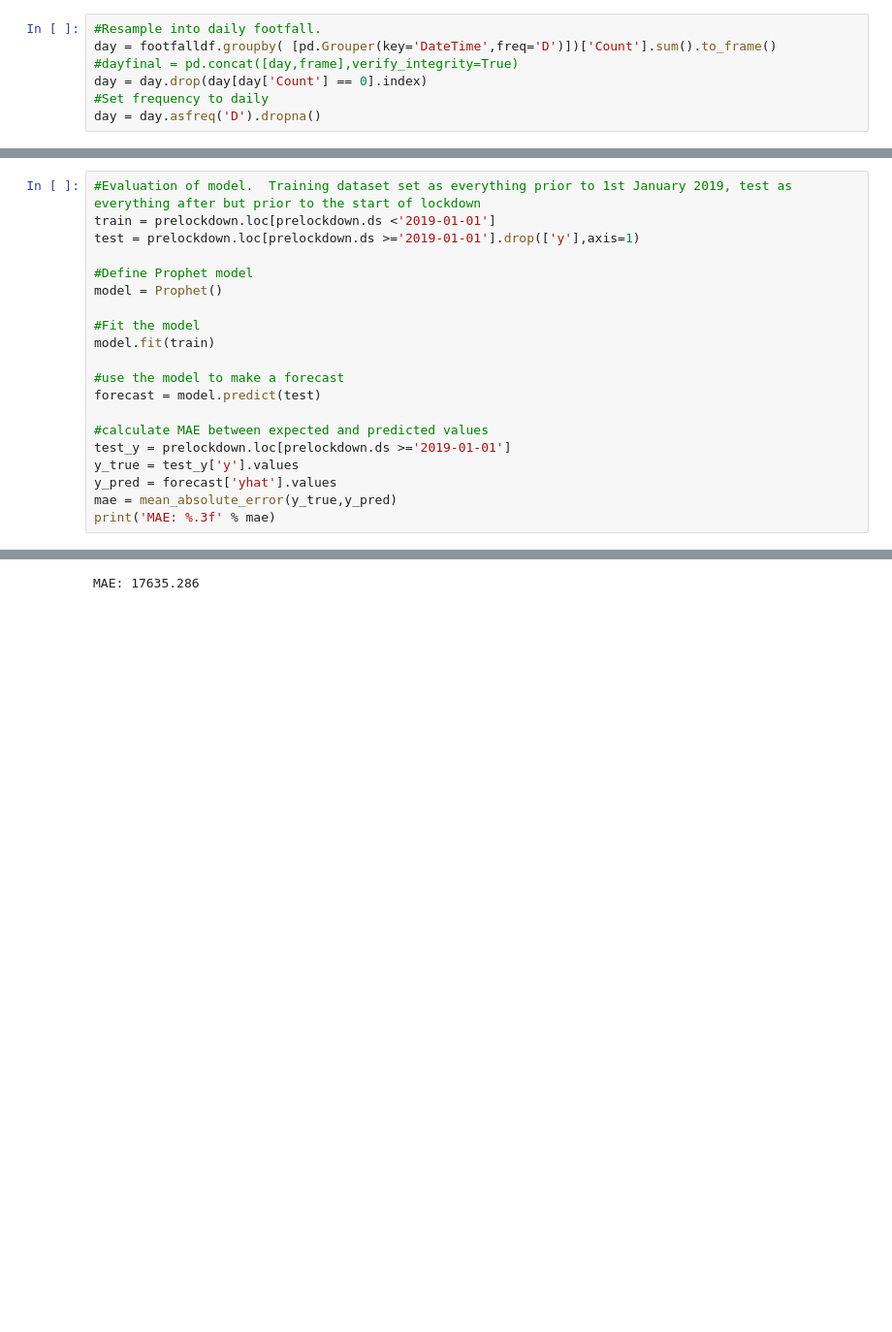
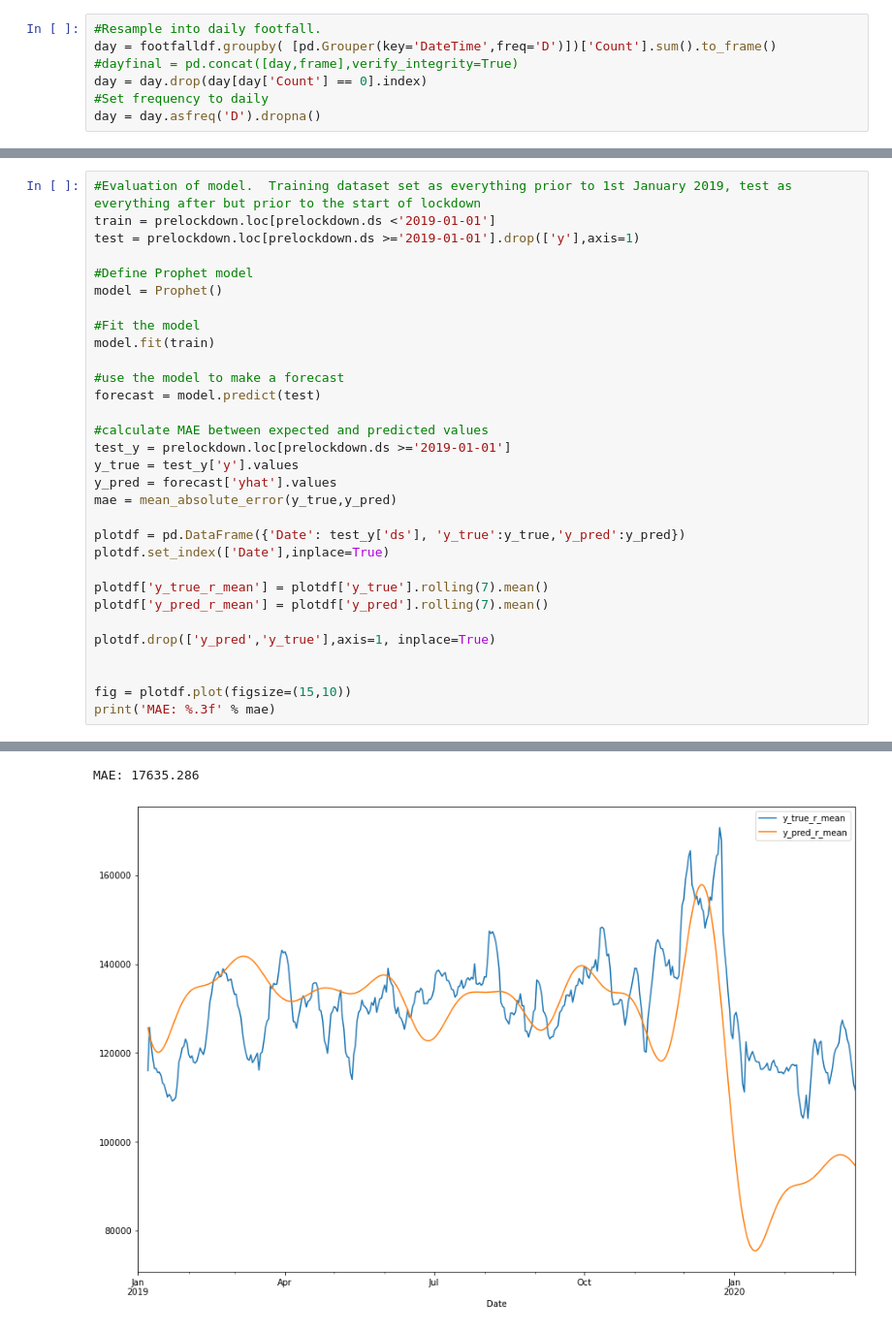
Before and after one commit to tbalbone31/prophet_lesson, a Jupyter notebook: prophet_footfall.ipynb, the cells around one changed output, grey strips where cells are left out. Shown at 97% size. Drawn from its saved outputs; the diff is of its cells as text; blank space fills up the shorter version.

```diff
--- a/prophet_footfall.ipynb
+++ b/prophet_footfall.ipynb
@@ -79,5 +111,16 @@ test_y = prelockdown.loc[prelockdown.ds >='2019-01-01']
 y_true = test_y['y'].values
 y_pred = forecast['yhat'].values
 mae = mean_absolute_error(y_true,y_pred)
+
+plotdf = pd.DataFrame({'Date': test_y['ds'], 'y_true':y_true,'y_pred':y_pred})
+plotdf.set_index(['Date'],inplace=True)
+
+plotdf['y_true_r_mean'] = plotdf['y_true'].rolling(7).mean()
+plotdf['y_pred_r_mean'] = plotdf['y_pred'].rolling(7).mean()
+
+plotdf.drop(['y_pred','y_true'],axis=1, inplace=True)
+
+
+fig = plotdf.plot(figsize=(15,10))
 print('MAE: %.3f' % mae)
 # %% [output]
@@ -86 +129,2 @@ print('MAE: %.3f' % mae)
 MAE: 17635.286
+[figure, added]
```
Also changed, not shown: parts of 16 cells of this notebook.
